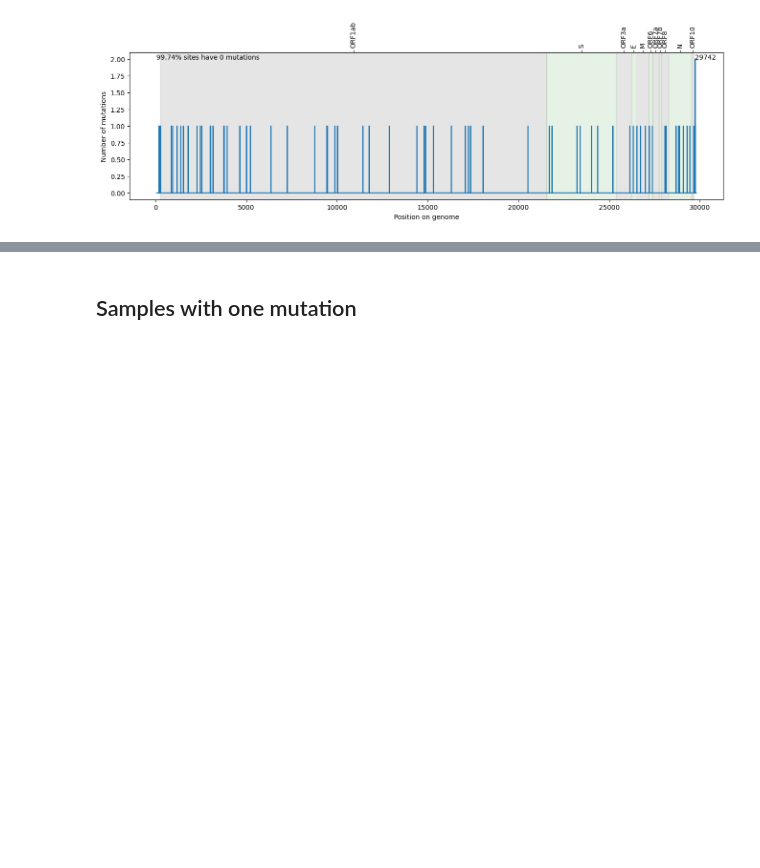
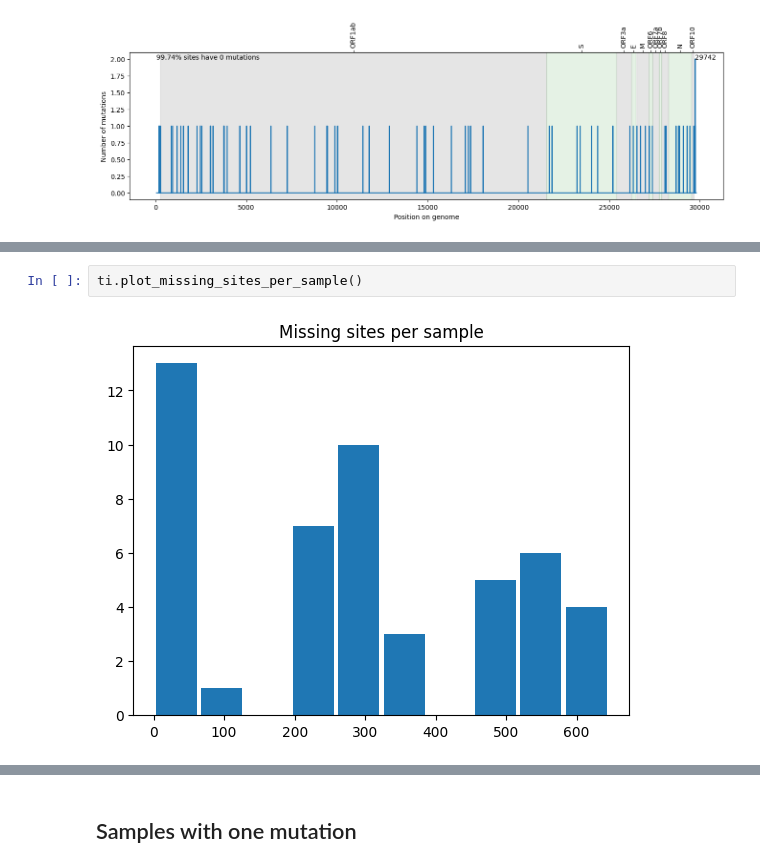
Before and after one commit to jeromekelleher/sc2ts, a Jupyter notebook: notebooks/test_ts.ipynb, the cells around one changed output, grey strips where cells are left out. Saved outputs shown, nothing was run; the diff lists cells and outputs as text; blank space fills up the shorter version.

```diff
--- a/notebooks/test_ts.ipynb
+++ b/notebooks/test_ts.ipynb
@@ -158,0 +163,4 @@ ti.plot_masked_samples_per_site()
+# %%
+ti.plot_missing_sites_per_sample()
+# %% [output]
+[figure, added]
```
Also changed, not shown: parts of 10 cells of this notebook, 3 other files.
